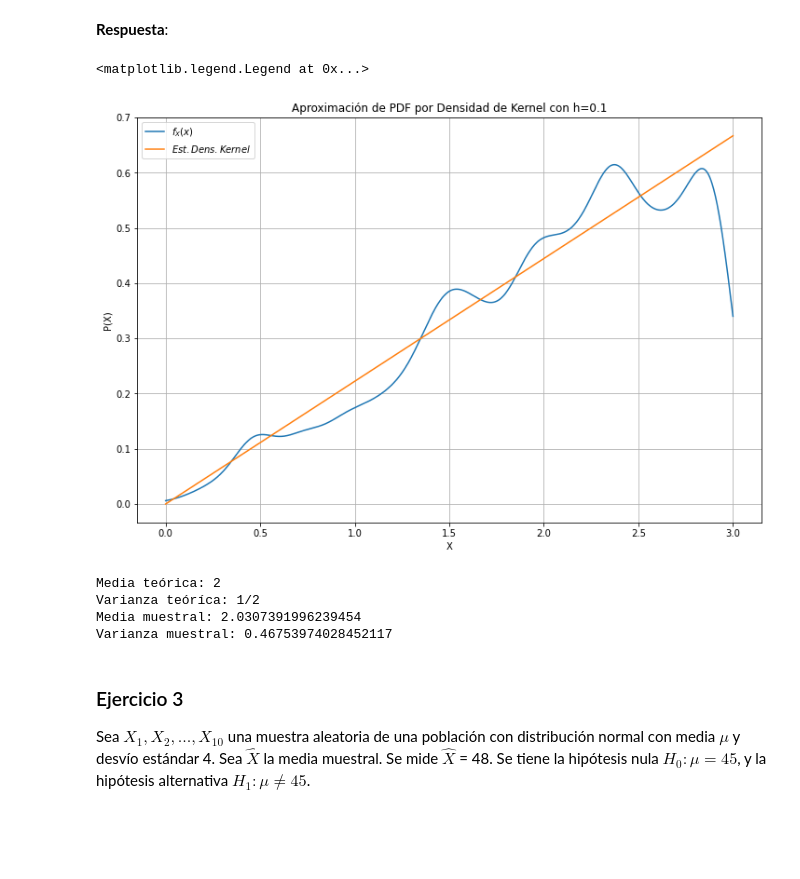
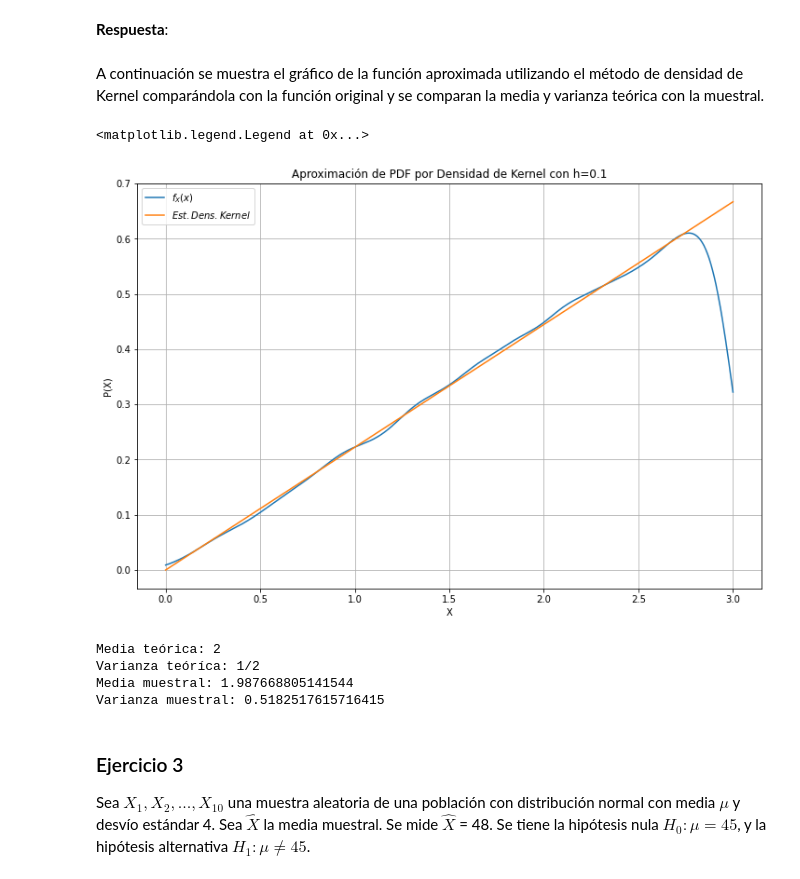
Before and after one commit to nhorro/ceai2020, a Jupyter notebook: prob_est/clase_8_evaluacion/Evaluacion.ipynb, the cells around one changed output. Cells and saved outputs as stored; diff of their text form; code cells hidden in the pictures; blank space fills up the shorter version.

```diff
--- a/prob_est/clase_8_evaluacion/Evaluacion.ipynb
+++ b/prob_est/clase_8_evaluacion/Evaluacion.ipynb
@@ -107,6 +112,6 @@ Luego se buscará en este vector el $N$ más próximo a 0.5.
 # %%
 n_iterations = 10000 # Cantidad de iteraciones por cada N ensayado
-n_trials = 100       # Número máximo de ensayos=cantidad máxima de fósforos probada
+n_trials = 1000       # Número máximo de ensayos=cantidad máxima de fósforos probada
 prob_defect = 0.01   # Probabilidad de que un fósforo sea defectuoso
 
 x = np.arange(n_trials)
@@ -115,7 +120,7 @@ y = np.zeros(n_trials)
 for i in range(n_trials):
     y[i], _, _ = simulate_experiment1(n_iterations,i,prob_defect)
 
-q_above_accepted_failure = np.argmax(y > 0.5)
+q_above_accepted_failure = np.argmax(y > 0.5)-1
 q_above_accepted_failure
 print("N encontrado por simulación: %d" % q_above_accepted_failure)
 # %% [output]
@@ -137,5 +142,5 @@ Finalmente se evaluará para N=69 y se comprobará que los valores obtenidos par
 # %%
-n_samples = 69
+n_samples = 68
 n_iterations = 100000  # Cantidad de iteraciones por cada N ensayado
 n_trials = 100       # Número máximo de ensayos=cantidad máxima de fósforos probada
 prob_defect = 0.01   # Probabilidad de que un fósforo sea defectuoso
@@ -143,4 +148,6 @@ defect_prob, q_defective_mean, q_defective_matches_std = simulate_experiment1(n_
 print("Probabilidad de defectuosos: %f" % defect_prob)
 print("Promedio de defectuosos: %f" % q_defective_mean)
 print("Desvío estándar: %f" % q_defective_matches_std)
+print("Promedio Teórico: %f" % mu_teorico)
+print("Desvío Estándar Teórico: %f" % sigma_teorico)
 # %% [output]
@@ -205,33 +220,35 @@ def inverse_transform_rv(n_samples):
 de densidad de kernel con función de kernel Gaussiana.
 # %% [markdown]
 **Respuesta**:
+# %% [markdown]
+A continuación se muestra el gráfico de la función aproximada utilizando el método de densidad de Kernel comparándola con la función original y se comparan la media y varianza teórica con la muestral.
 # %%
-n_iterations = 1000  # Número de simulaciones
+n_iterations = 10000  # Número de simulaciones
 n_samples = 1000 # Simulaciones de la variable independiente
 
 X = inverse_transform_rv(n_iterations)
 x = np.linspace(0,3,n_samples)
 
 # Constante de filtrado y dispersión de la Gaussiana
 h = 0.1
 p = np.zeros(x.shape)
 
 for i in range(n_iterations):
     for j in range(x.shape[0]):
         K = ( 1 / np.sqrt(2*np.pi) ) * np.exp( -(1/2)*((X[i]-x[j] ) / h )**2 )
         p[j] = p[j] + (1/(n_iterations*h))*K
 
 plt.figure(figsize=(12,8))
 plt.title("Aproximación de PDF por Densidad de Kernel con h=0.1")
 plt.plot(x,p)
 plt.plot(x,(2/9)*x)
 plt.grid(which="Both")
 plt.xlabel("X")
 plt.ylabel("P(X)")
 plt.legend(["$f_X(x)$","$Est. Dens. Kernel$",])
 # %% [output]
 <matplotlib.legend.Legend at 0x...>
-[figure, old version]
+[figure, new version]
 # %%
 x = symbols("x")
 mu = integrate(x*Rational(2,9)*x,(x,0,3))
@@ -245,8 +262,8 @@ print("Varianza muestral:", sigma2_hat)
 # %% [output]
 Media teórica: 2
 Varianza teóríca: 1/2
-Media muestral: 2.0307391996239454
-Varianza muestral: 0.46753974028452117
+Media muestral: 1.987668805141544
+Varianza muestral: 0.5182517615716415
 # %% [markdown]
 ### Ejercicio 3
 
```
Also changed, not shown: parts of 30 cells of this notebook, 12 other files.
